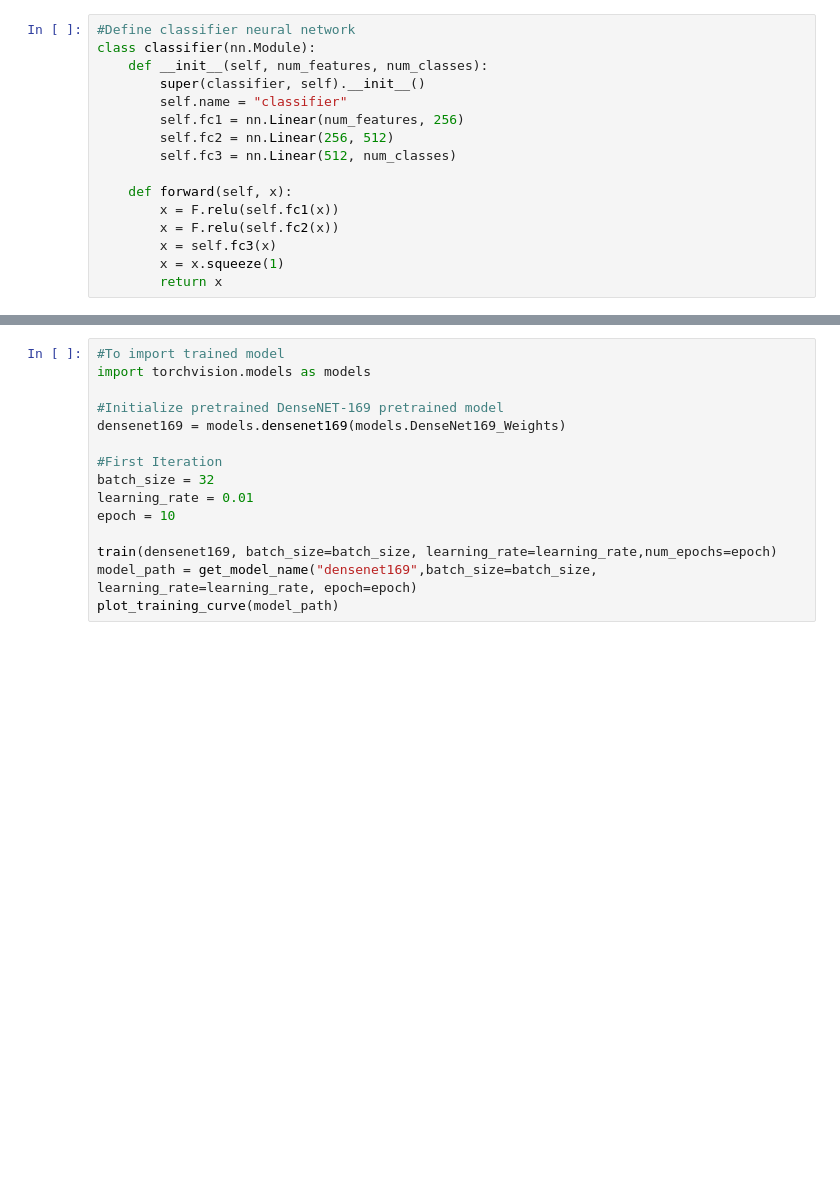
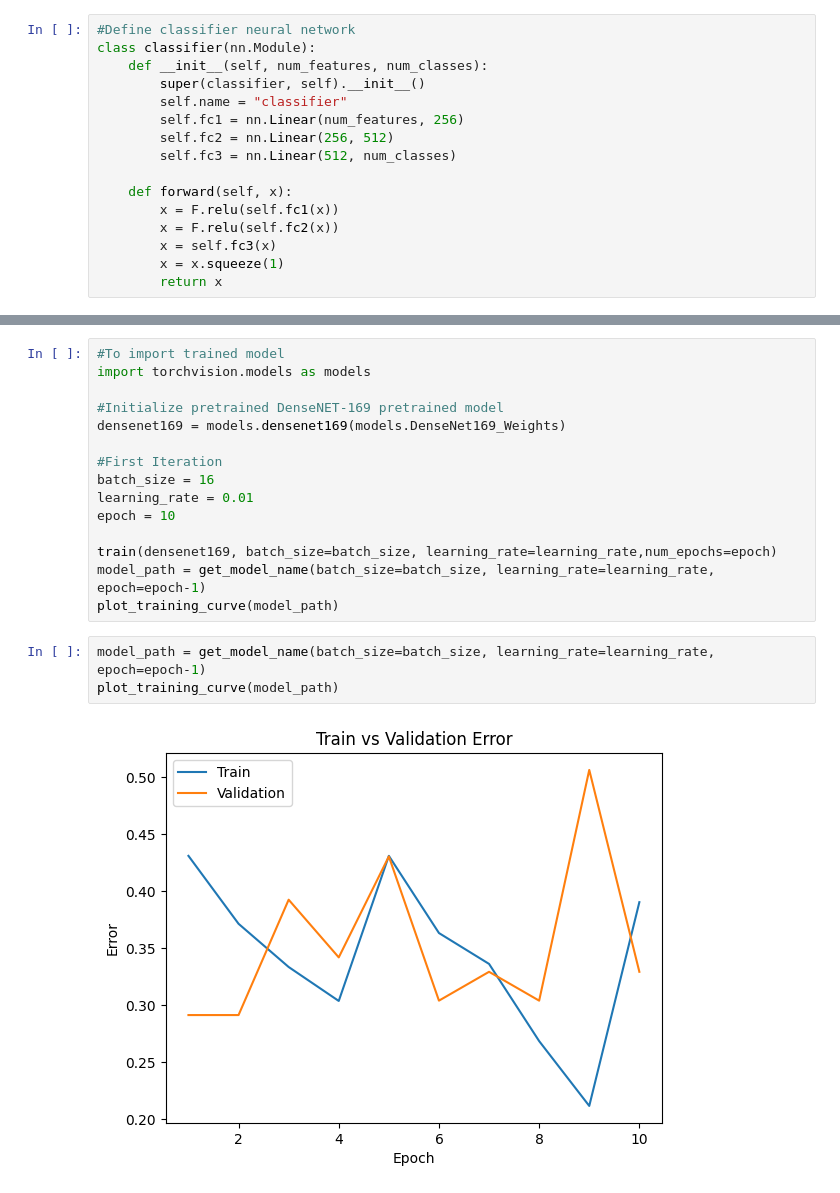
Before and after one commit to cocoa004/APS_360, a Jupyter notebook: DenseNET_Model.ipynb, the cells around one changed output, grey strips where cells are left out. Cells and saved outputs as stored; diff of their text form; blank space fills up the shorter version.

```diff
--- a/DenseNET_Model.ipynb
+++ b/DenseNET_Model.ipynb
@@ -233,10 +267,15 @@ import torchvision.models as models
 densenet169 = models.densenet169(models.DenseNet169_Weights)
 
 #First Iteration
-batch_size = 32
+batch_size = 16
 learning_rate = 0.01
 epoch = 10
 
 train(densenet169, batch_size=batch_size, learning_rate=learning_rate,num_epochs=epoch)
-model_path = get_model_name("densenet169",batch_size=batch_size, learning_rate=learning_rate, epoch=epoch)
+model_path = get_model_name(batch_size=batch_size, learning_rate=learning_rate, epoch=epoch-1)
 plot_training_curve(model_path)
+# %%
+model_path = get_model_name(batch_size=batch_size, learning_rate=learning_rate, epoch=epoch-1)
+plot_training_curve(model_path)
+# %% [output]
+[figure, added]
```
Also changed, not shown: parts of 3 cells of this notebook, 5 other files.
